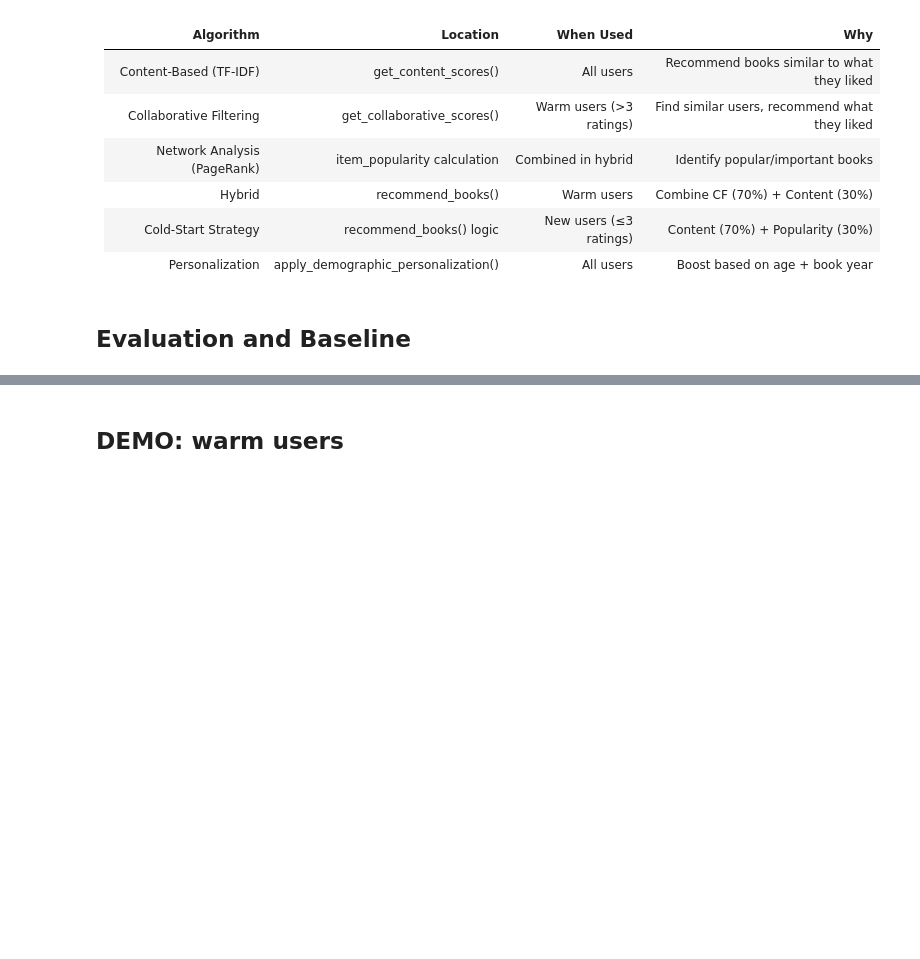
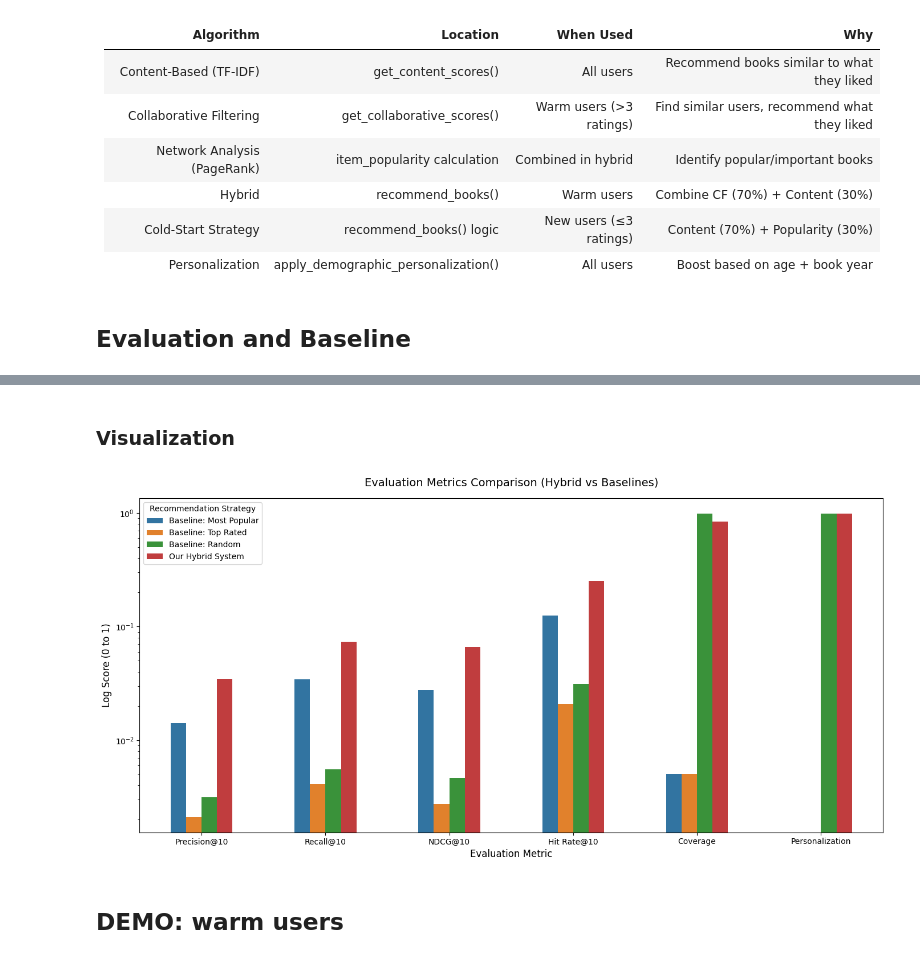
Before and after one commit to rtweera/recommender-systems-project, a Jupyter notebook: notebooks/recommender-updated.ipynb, the cells around one changed output, grey strips where cells are left out. Cells and saved outputs as stored; diff of their text form; code cells hidden in the pictures; blank space fills up the shorter version.

```diff
--- a/notebooks/recommender-updated.ipynb
+++ b/notebooks/recommender-updated.ipynb
@@ -773,0 +790,15 @@ plt.show()
+# %%
+# 1. Most Popular
+popular_items = train_ratings['ISBN'].value_counts().index.tolist()
+def recommend_popular(user_id, n=10): return popular_items[:n]
+
+# 2. Global Average Rating (Must have at least 5 ratings to avoid niche 10/10s)
+rating_counts = train_ratings.groupby('ISBN').size()
+valid_books = rating_counts[rating_counts >= 5].index
+top_rated_items = train_ratings[train_ratings['ISBN'].isin(valid_books)].groupby('ISBN')['Book-Rating'].mean().sort_values(ascending=False).index.tolist()
+def recommend_top_rated(user_id, n=10): return top_rated_items[:n]
+
+# 3. Random
+all_isbns = books_sampled['ISBN'].tolist()
+def recommend_random(user_id, n=10):
+    return np.random.choice(all_isbns, size=min(n, len(all_isbns)), replace=False).tolist()
@@ -774,3 +855,38 @@ plt.show()
+# %% [markdown]
+### Visualization
+# %%
+# Build the dataframe using the raw float values from the dictionaries
+metrics_df = pd.DataFrame({
+    'Metric': list(hybrid_metrics.keys()),
+    'Baseline: Most Popular': list(popular_metrics.values()),
+    'Baseline: Top Rated': list(top_rated_metrics.values()),
+    'Baseline: Random': list(random_metrics.values()),
+    'Our Hybrid System': list(hybrid_metrics.values()),
+})
+
+# Melt the dataframe for seaborn plotting
+metrics_df_melted = metrics_df.melt(id_vars='Metric', var_name='Model', value_name='Score')
+
+# Set up the plot
+plt.figure(figsize=(14, 7))  # Made slightly wider to accommodate more bars
+sns.barplot(data=metrics_df_melted, x='Metric', y='Score', hue='Model', width=0.5)
+
+# Add titles and labels
+plt.title('Evaluation Metrics Comparison (Hybrid vs Baselines)', fontsize=14, pad=15)
+plt.ylabel('Log Score (0 to 1)', fontsize=12)
+plt.xlabel('Evaluation Metric', fontsize=12)
+
+# set y to log
+plt.yscale('log')
+
+# Move the legend outside the plot area so it doesn't overlap the bars
+plt.legend(title='Recommendation Strategy', loc='upper left')
+
+# Ensure nothing gets cut off when displaying/saving
+plt.tight_layout()
+plt.show()
+# %% [output]
+[figure, added]
 # %% [markdown]
 ## DEMO: warm users
 # %%
```
Also changed, not shown: parts of 15 cells of this notebook.
